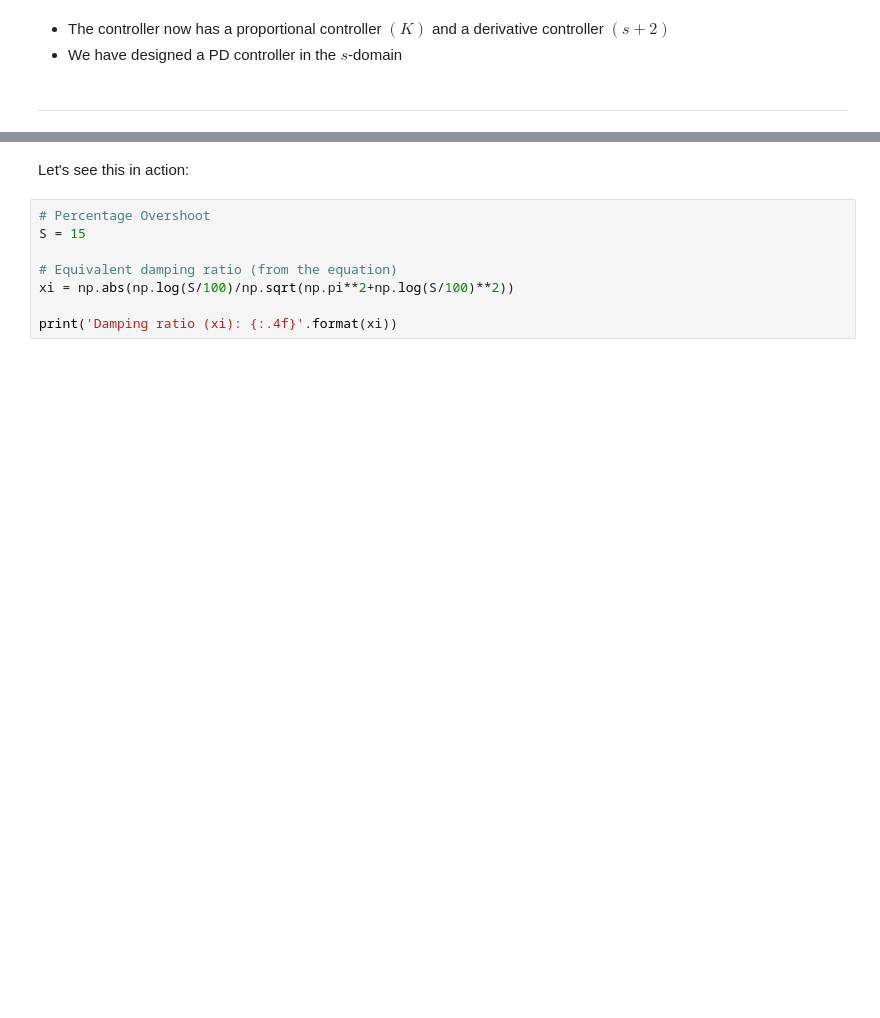
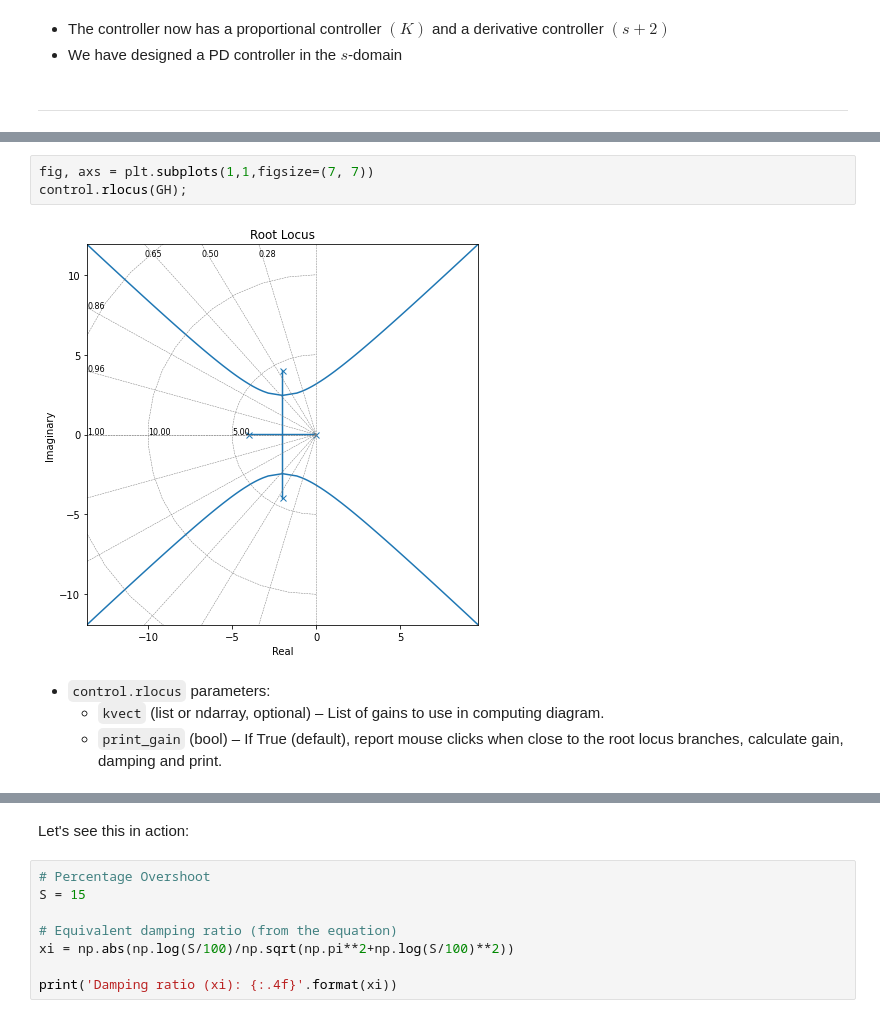
Before and after one commit to andreamunafo/classical_control_theory, a Jupyter notebook: 14_Root_locus.ipynb, the cells around one changed output, grey strips where cells are left out. Saved outputs shown, nothing was run; the diff lists cells and outputs as text; blank space fills up the shorter version.

```diff
--- a/14_Root_locus.ipynb
+++ b/14_Root_locus.ipynb
@@ -757,0 +841,9 @@ and added a zero:
+# %%
+fig, axs = plt.subplots(1,1,figsize=(7, 7))
+control.rlocus(GH);
+# %% [output]
+[figure, added]
+# %% [markdown]
+- `control.rlocus` parameters:
+  - `kvect` (list or ndarray, optional) – List of gains to use in computing diagram.
+  - `print_gain` (bool) – If True (default), report mouse clicks when close to the root locus branches, calculate gain, damping and print.
```
Also changed, not shown: parts of 46 cells of this notebook.
